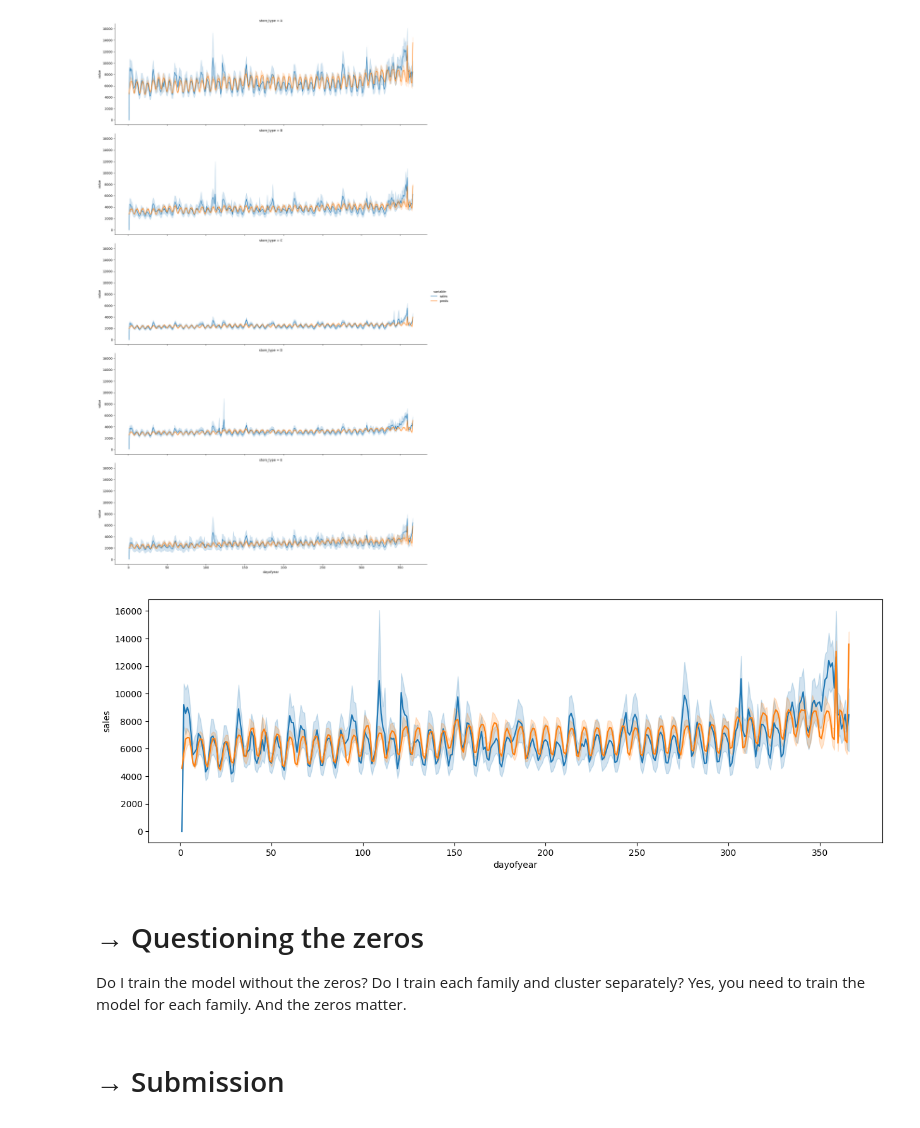
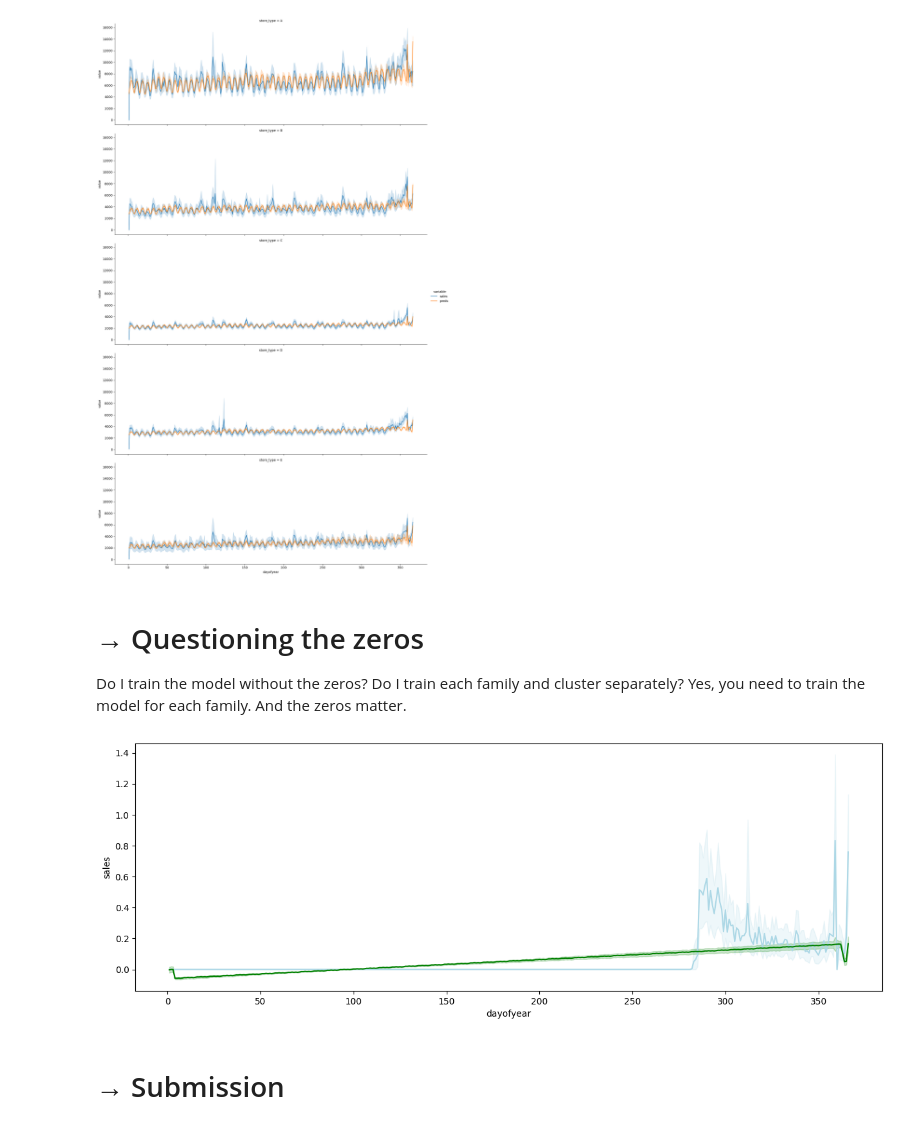
Before and after one commit to cmd-master/store-sales, a Jupyter notebook: store-sales.ipynb, the cells around one changed output. Saved outputs shown, nothing was run; the diff lists cells and outputs as text; code cells hidden in the pictures.

```diff
--- a/store-sales.ipynb
+++ b/store-sales.ipynb
@@ -397,36 +383,38 @@ sns.relplot(g, x='dayofyear', y='value', hue='variable'
 # %% [output]
 [figure]
 # %%
-g = train.query('family == "GROCERY I"')
-g = g.query('store_type == "A"')
-# g = g.loc[g[target] != 0]
-g_pp = pipe.transform(g)
-g_model = LinearRegression()
-g_model.fit(g_pp, g[target])
-g['preds'] = g_model.predict(g_pp)
+# g = train.query('family == "GROCERY I"')
+# g = g.query('store_type == "A"')
+# # g = g.loc[g[target] != 0]
+# g_pp = pipe.transform(g)
+# g_model = LinearRegression()
+# g_model.fit(g_pp, g[target])
+# g['preds'] = g_model.predict(g_pp)
 
-fig, ax = plt.subplots(figsize=(15,5))
-sns.lineplot(data=g, x='dayofyear', y=target, ax=ax);
-sns.lineplot(data=g, x='dayofyear', y='preds', ax=ax);
+# fig, ax = plt.subplots(figsize=(15,5))
+# sns.lineplot(data=g, x='dayofyear', y=target, ax=ax);
+# sns.lineplot(data=g, x='dayofyear', y='preds', ax=ax);
-# %% [output]
-[figure, removed]
 # %% [markdown]
 # → Questioning the zeros
 Do I train the model without the zeros? Do I train each family and cluster separately?
 Yes, you need to train the model for each family. And the zeros matter.
 # %%
-# g = train.query('family == "BOOKS"')
-# # g = g.query('store_type == "A"')
-# # g = g.loc[g[target] != 0]
+g = train.copy()
+g = g.query('family == "BOOKS"')
+g['preds'] = makePredictions(g, models)
+# g = g.query('store_type == "A"')
+# g = g.loc[g[target] != 0]
 # g_pp = pipe.transform(g)
 # g_model = LinearRegression()
 # g_model.fit(g_pp, g[target])
 # g['preds_nonzero'] = g_model.predict(g_pp)
 
-# fig, ax = plt.subplots(figsize=(15,5))
-# sns.lineplot(data=g, x='dayofyear', y=target, ax=ax, color='lightblue');
-# # sns.lineplot(data=g, x='dayofyear', y='preds', ax=ax, color='orange');
-# sns.lineplot(data=g, x='dayofyear', y='preds_nonzero', ax=ax, color='green');
+fig, ax = plt.subplots(figsize=(15,5))
+sns.lineplot(data=g, x='dayofyear', y=target, ax=ax, color='lightblue');
+# sns.lineplot(data=g, x='dayofyear', y='preds', ax=ax, color='orange');
+sns.lineplot(data=g, x='dayofyear', y='preds', ax=ax, color='green');
+# %% [output]
+[figure, added]
 # %% [markdown]
 # → Submission
 # %%
```
Also changed, not shown: parts of 10 cells of this notebook.
